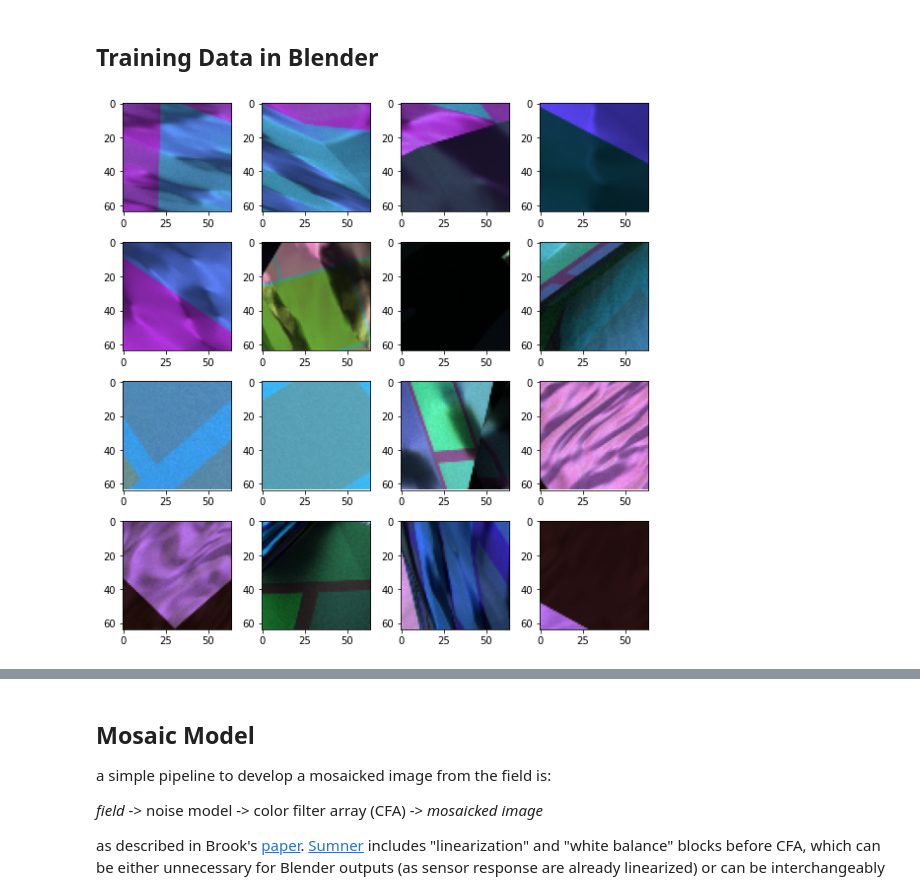
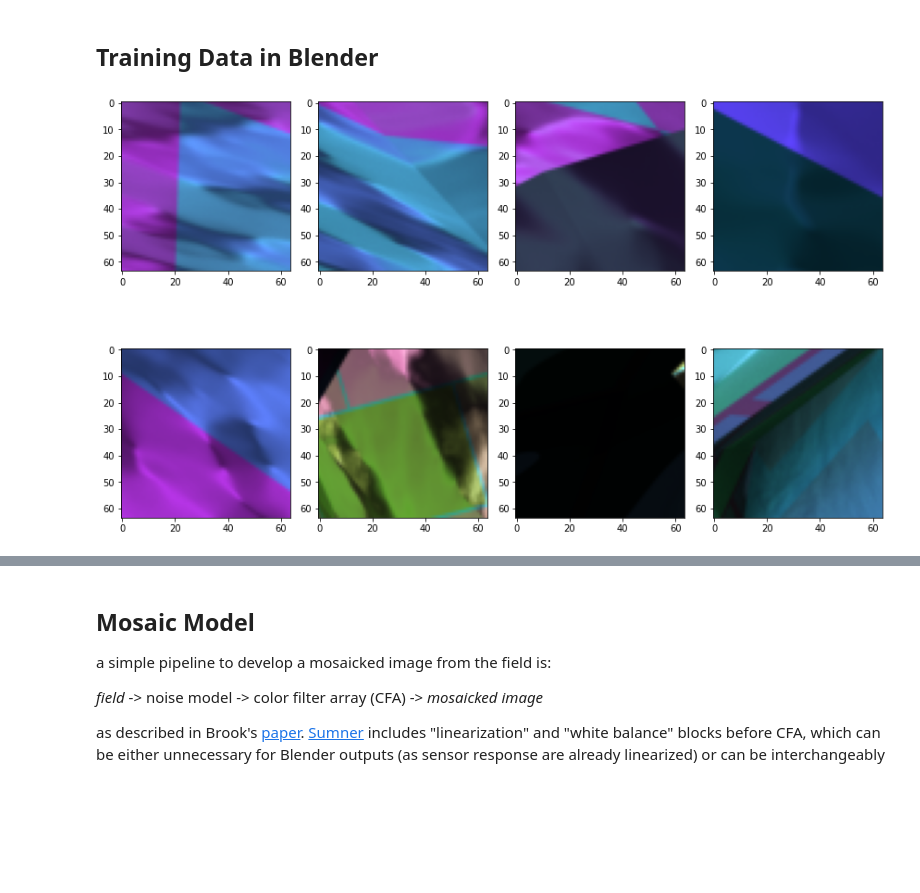
Before and after one commit to djbradyAtOpticalSciencesArizona/multiframeEstimation, a Jupyter notebook: TrainingDataForDemosaicking.ipynb, the cells around one changed output, grey strips where cells are left out. Cells and saved outputs as stored; diff of their text form; code cells hidden in the pictures; blank space fills up the shorter version.

```diff
--- a/TrainingDataForDemosaicking.ipynb
+++ b/TrainingDataForDemosaicking.ipynb
@@ -49,14 +49,13 @@ def load_exr(path):
     img = cv2.cvtColor(img, cv2.COLOR_BGR2RGB)
     return img
 # %%
-m, n = 4, 4
-fig, ax = plt.subplots(m, n, figsize = (8, 8))
+m, n = 2, 4
+fig, ax = plt.subplots(m, n, figsize = (12, 8))
 for i in range(m):
     for j in range(n):
-        img = cv2.imread("Image{:04d}.exr".format(i * m + j + 1),cv2.IMREAD_ANYCOLOR | cv2.IMREAD_ANYDEPTH)
-        img = cv2.cvtColor(img, cv2.COLOR_BGR2RGB)
+        img = load_exr("Image{:04d}.exr".format(i * n + j + 1))
         ax[i][j].imshow(img/img.max())
 plt.tight_layout()
 plt.show()
 # %% [output]
-[figure, old version]
+[figure, new version]
```
Also changed, not shown: parts of 17 cells of this notebook.
